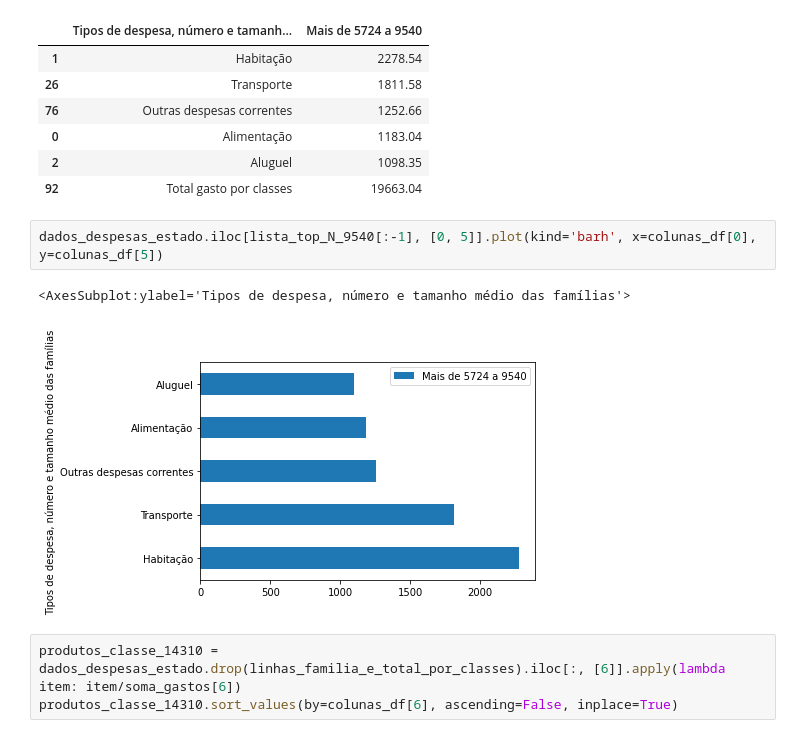
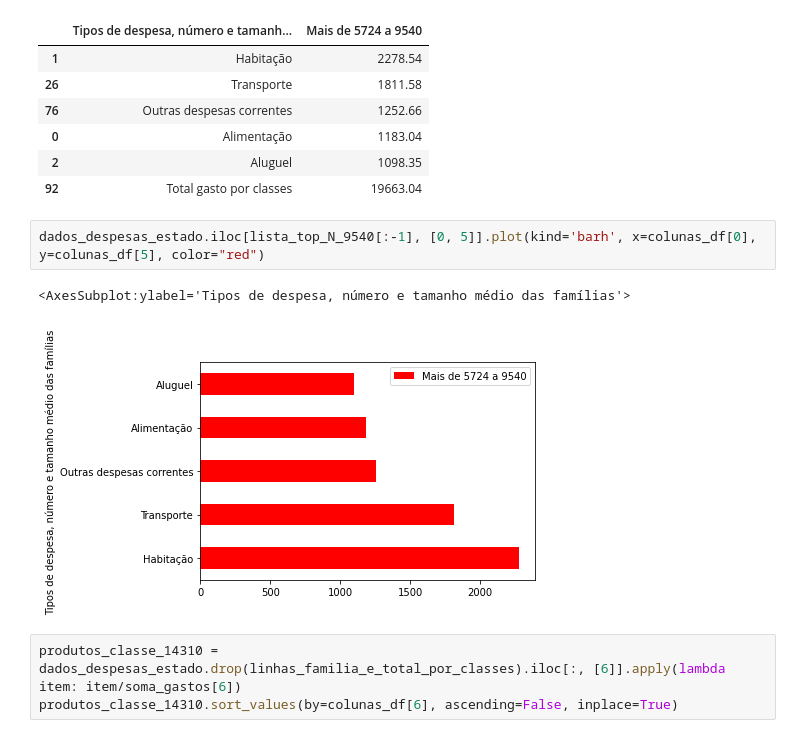
Before and after one commit to brunomarram/trabalho-dados, a Jupyter notebook: src/parte3/aquisicao_por_classe_e_estado.ipynb, the cells around one changed output. Drawn from its saved outputs; the diff is of its cells as text.

```diff
--- a/src/parte3/aquisicao_por_classe_e_estado.ipynb
+++ b/src/parte3/aquisicao_por_classe_e_estado.ipynb
@@ -372,10 +372,10 @@ dados_despesas_estado.iloc[lista_top_N_9540, [0, 5]]
 | 2 | Aluguel | 1098.35 |
 | 92 | Total gasto por classes | 19663.04 |
 # %%
-dados_despesas_estado.iloc[lista_top_N_9540[:-1], [0, 5]].plot(kind='barh', x=colunas_df[0], y=colunas_df[5])
+dados_despesas_estado.iloc[lista_top_N_9540[:-1], [0, 5]].plot(kind='barh', x=colunas_df[0], y=colunas_df[5], color="red")
 # %% [output]
 <AxesSubplot:ylabel='Tipos de despesa, número e tamanho médio das famílias'>
-[figure, old version]
+[figure, new version]
 # %%
 produtos_classe_14310 = dados_despesas_estado.drop(linhas_familia_e_total_por_classes).iloc[:, [6]].apply(lambda item: item/soma_gastos[6])
 produtos_classe_14310.sort_values(by=colunas_df[6], ascending=False, inplace=True)
```
Also changed, not shown: parts of 15 cells of this notebook.
